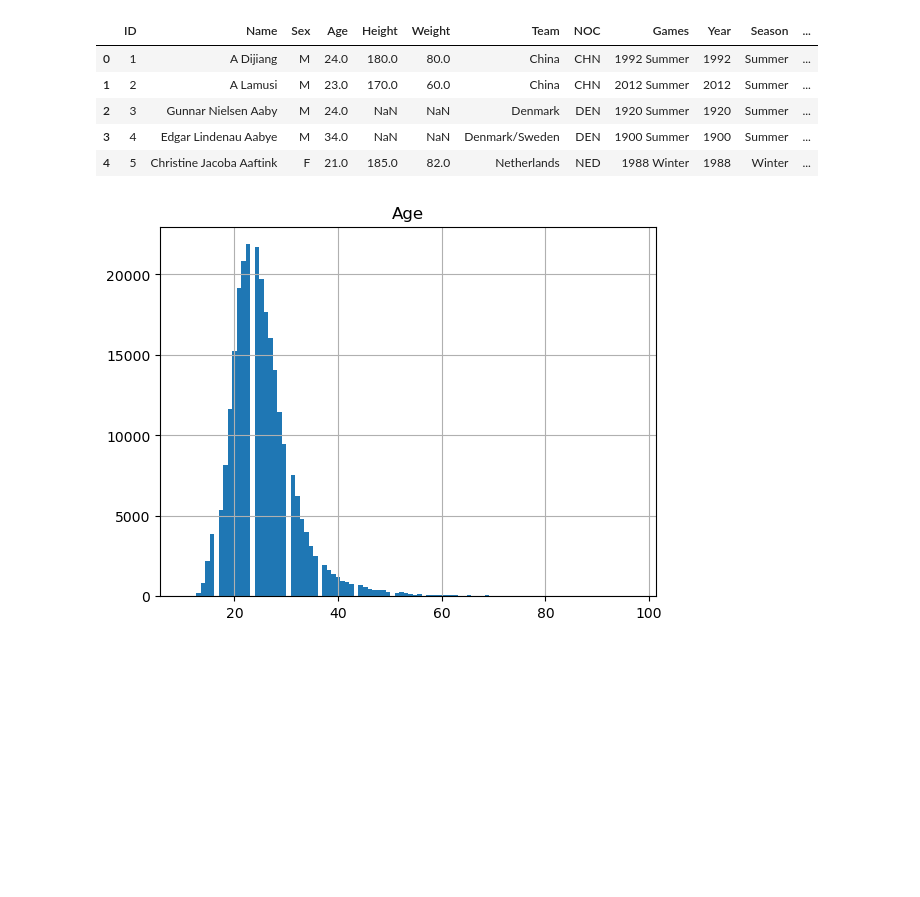
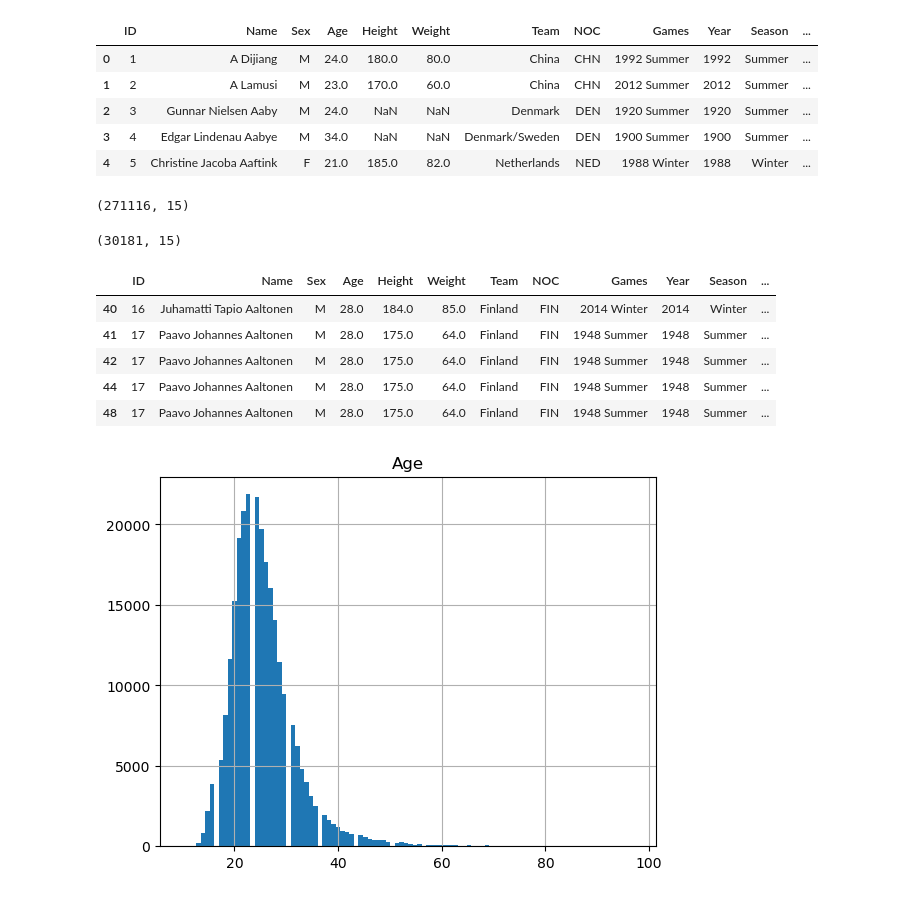
Before and after one commit to marckum/MachineLearning, a Jupyter notebook: Athlete_Graphic.ipynb, the cells around one changed output. Cells and saved outputs as stored; diff of their text form; code cells hidden in the pictures; blank space fills up the shorter version.

```diff
--- a/Athlete_Graphic.ipynb
+++ b/Athlete_Graphic.ipynb
@@ -11,6 +11,25 @@ dados.head()
 | 2 | 3 | Gunnar Nielsen Aaby | M | 24.0 | NaN | NaN | Denmark | DEN | 1920 Summer | 1920 | Summer | ... |
 | 3 | 4 | Edgar Lindenau Aabye | M | 34.0 | NaN | NaN | Denmark/Sweden | DEN | 1900 Summer | 1900 | Summer | ... |
 | 4 | 5 | Christine Jacoba Aaftink | F | 21.0 | 185.0 | 82.0 | Netherlands | NED | 1988 Winter | 1988 | Winter | ... |
+# %%
+dados2 = dados.dropna()
+# %%
+dados.shape
+# %% [output]
+(271116, 15)
+# %%
+dados2.shape
+# %% [output]
+(30181, 15)
+# %%
+dados2.head()
+# %% [output]
+|  | ID | Name | Sex | Age | Height | Weight | Team | NOC | Games | Year | Season | ... |
+| 40 | 16 | Juhamatti Tapio Aaltonen | M | 28.0 | 184.0 | 85.0 | Finland | FIN | 2014 Winter | 2014 | Winter | ... |
+| 41 | 17 | Paavo Johannes Aaltonen | M | 28.0 | 175.0 | 64.0 | Finland | FIN | 1948 Summer | 1948 | Summer | ... |
+| 42 | 17 | Paavo Johannes Aaltonen | M | 28.0 | 175.0 | 64.0 | Finland | FIN | 1948 Summer | 1948 | Summer | ... |
+| 44 | 17 | Paavo Johannes Aaltonen | M | 28.0 | 175.0 | 64.0 | Finland | FIN | 1948 Summer | 1948 | Summer | ... |
+| 48 | 17 | Paavo Johannes Aaltonen | M | 28.0 | 175.0 | 64.0 | Finland | FIN | 1948 Summer | 1948 | Summer | ... |
 # %%
 dados.hist(column= 'Age', bins= 100)
 plt.show()
```
Also changed, not shown: parts of 4 cells of this notebook.
